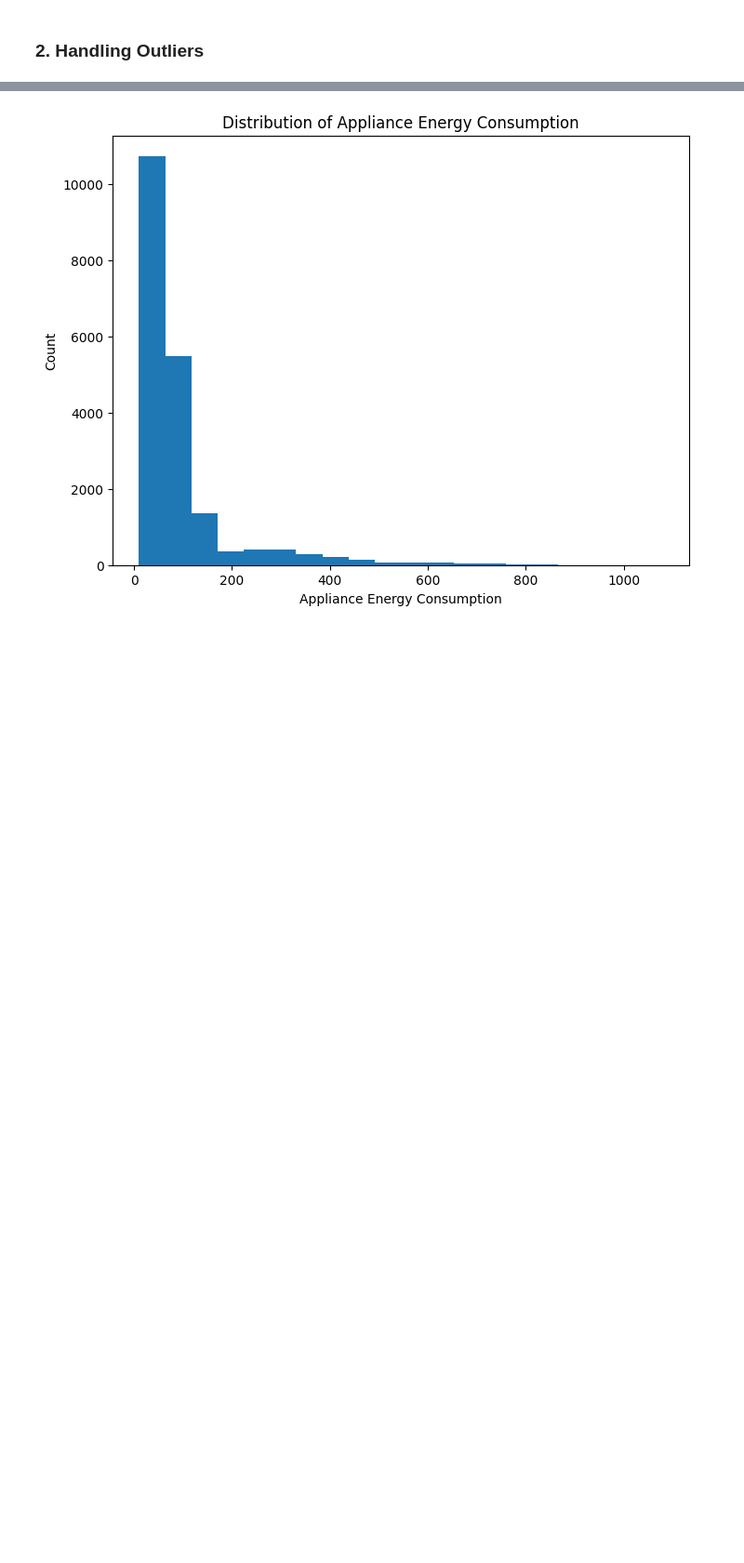
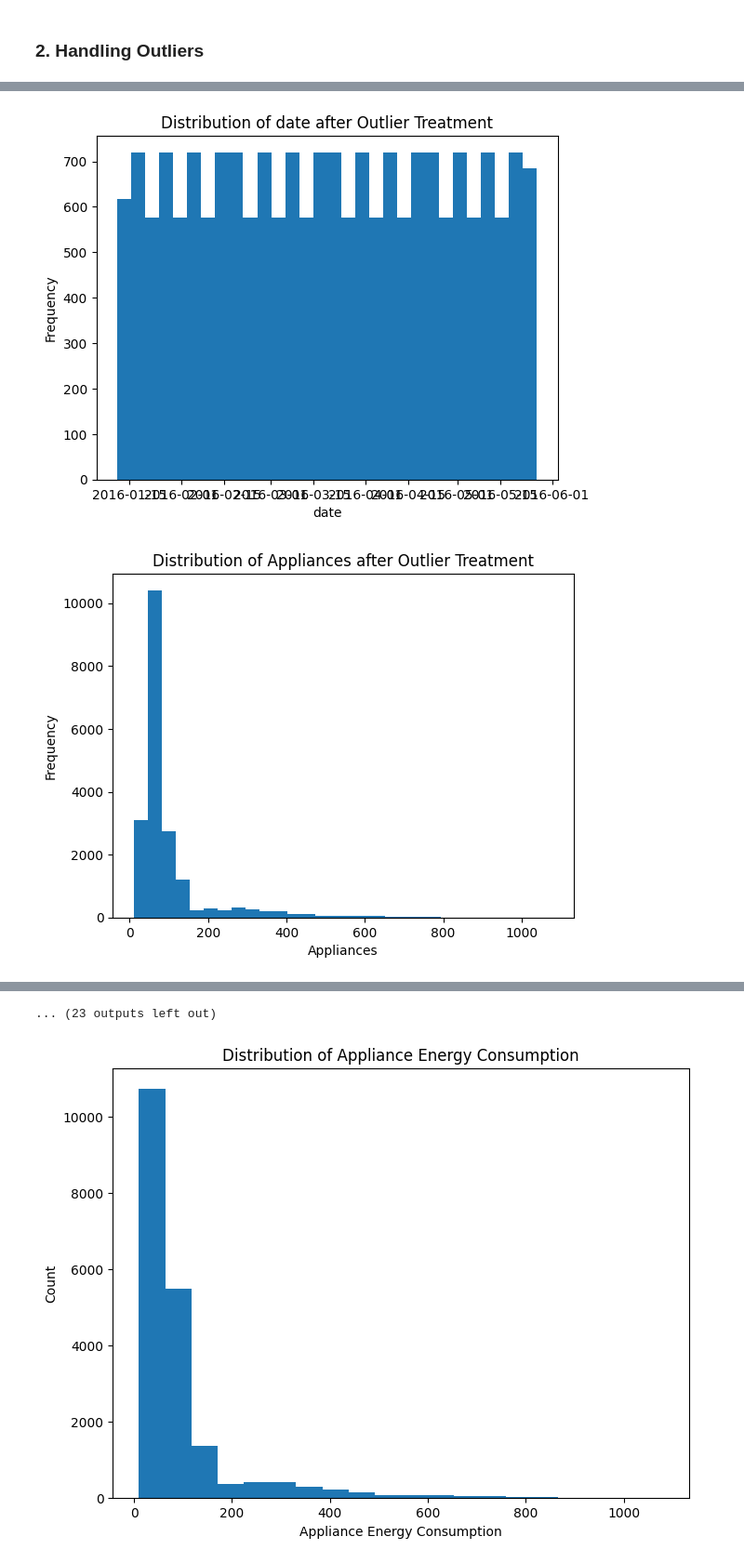
Before and after one commit to ruksz/EnergyPredictionML, a Jupyter notebook: ML_Capstone_Project_Appliance_Energy_Prediction_.ipynb, the cells around one changed output, grey strips where cells are left out. Shown at 93% size. Cells and saved outputs as stored; diff of their text form; code cells hidden in the pictures; blank space fills up the shorter version.

```diff
--- a/ML_Capstone_Project_Appliance_Energy_Prediction_.ipynb
+++ b/ML_Capstone_Project_Appliance_Energy_Prediction_.ipynb
@@ -953,0 +1013,14 @@ There are no missing values to handle in the given dataset.
+# %%
+# Iterate over each feature and plot histograms
+for column in df.columns:
+    plt.figure()
+    plt.hist(df[column], bins=30)
+    plt.xlabel(column)
+    plt.ylabel('Frequency')
+    plt.title(f'Distribution of {column} after Outlier Treatment')
+
+plt.tight_layout()
+plt.show()
+# %% [output]
+[figure, added]
+[figure, added]
@@ -954 +1037,2 @@ There are no missing values to handle in the given dataset.
+... (23 outputs left out)
 # %%
```
Also changed, not shown: parts of 10 cells of this notebook.
